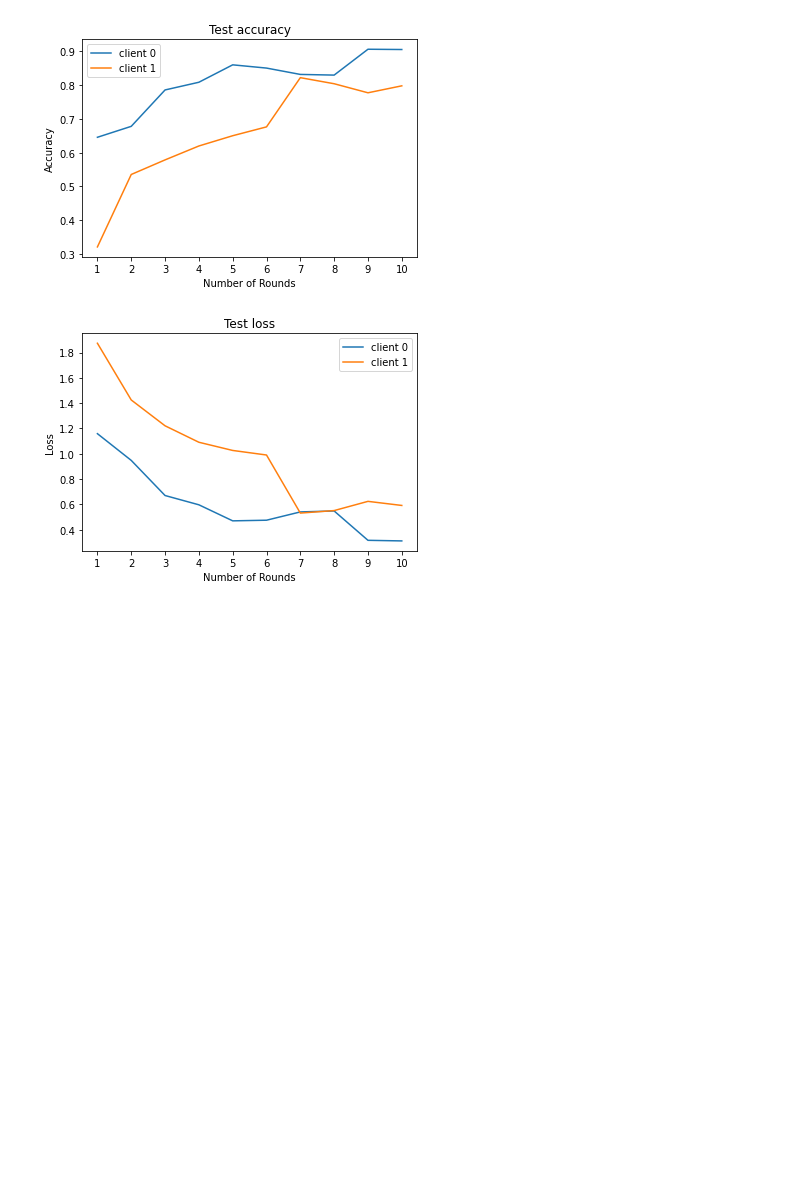
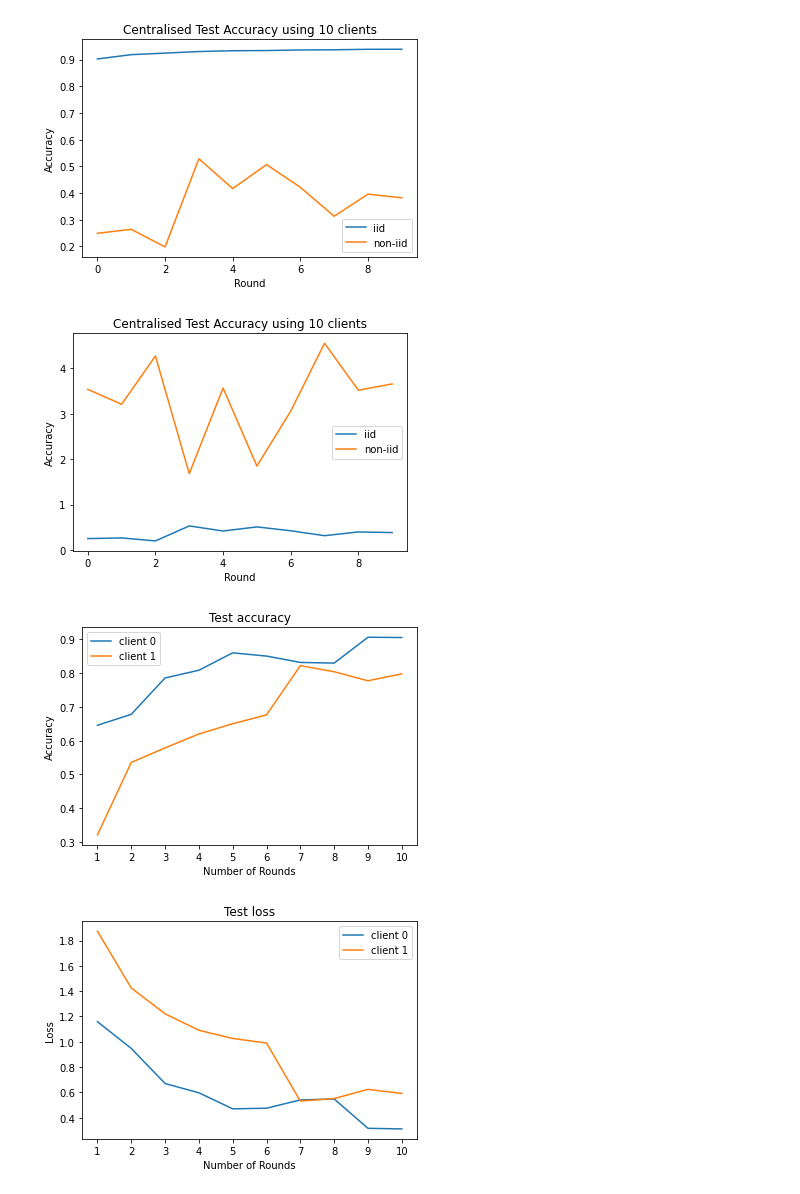
Before and after one commit to Zigolox/Federated-Learning-On-RPi, a Jupyter notebook: src/Untitled.ipynb, the cells around one changed output. Saved outputs shown, nothing was run; the diff lists cells and outputs as text; code cells hidden in the pictures; blank space fills up the shorter version.

```diff
--- a/src/Untitled.ipynb
+++ b/src/Untitled.ipynb
@@ -4,3 +88,24 @@ import matplotlib.pyplot as plt
+# %%
+iid = simulation(10, 10, 0.5, 3, True)
+noniid = simulation(10, 10, 0.5, 3, False)
+# %%
+plt.plot(np.array(iid.metrics_centralized["accuracy"])[1:,1],label="iid")
+plt.plot(np.array(noniid.metrics_centralized["accuracy"])[1:,1],label="non-iid")
+plt.title("Centralised Test Accuracy using 10 clients")
+plt.xlabel("Round")
+plt.ylabel("Accuracy")
+plt.legend()
+plt.show()
+plt.plot(np.array(noniid.metrics_centralized["accuracy"])[1:,1],label="iid")
+plt.plot(np.array(noniid.losses_centralized)[1:,1],label="non-iid")
+plt.title("Centralised Test Accuracy using 10 clients")
+plt.xlabel("Round")
+plt.ylabel("Accuracy")
+plt.legend()
+plt.show()
+# %% [output]
+[figure, added]
+[figure, added]
 # %%
 clients = await testNClients(2,2,10)
 # %%
```
Also changed, not shown: parts of 12 cells of this notebook, 1 other file.
